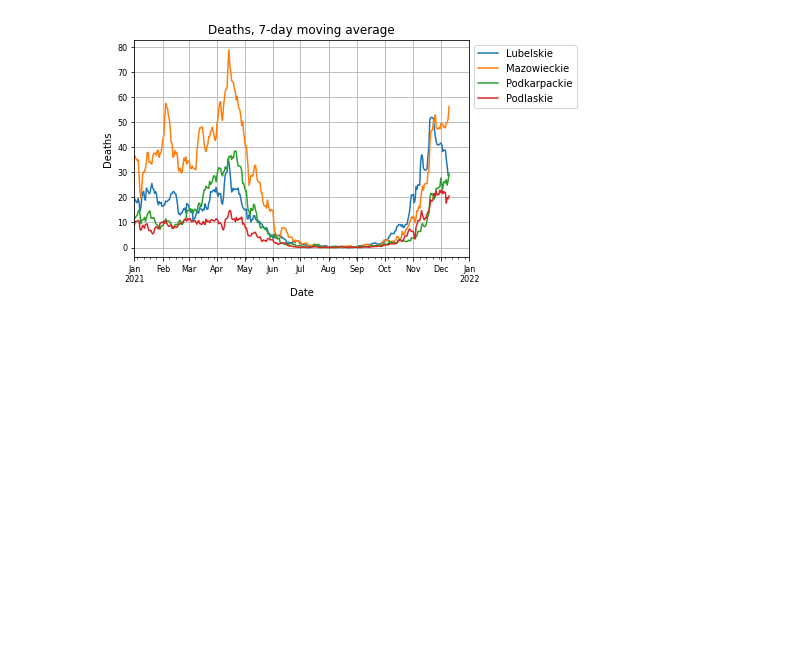
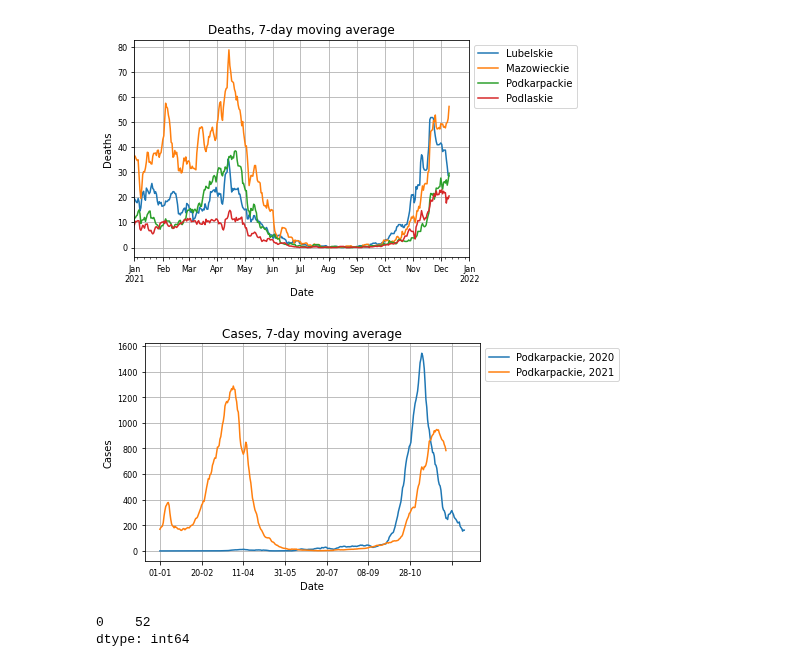
Before and after one commit to anuszka/govpl, a Jupyter notebook: Rogalski/Rogalski01.ipynb, the cells around one changed output. Cells and saved outputs as stored; diff of their text form; code cells hidden in the pictures; blank space fills up the shorter version.

Commit message:
Plot per year: day/week (unsatisfying)

```diff
--- a/Rogalski/Rogalski01.ipynb
+++ b/Rogalski/Rogalski01.ipynb
@@ -127,0 +128,39 @@ dfc.columns.name
+# %%
+voivodships = ['Podkarpackie']
+dfq=dfc.T[voivodships].rolling(7).mean()
+
+
+dfq2020 =dfq[dfq.index <  pd.to_datetime(datetime.date(2021,1,1))].copy(deep = True)
+dfq2021 = dfq[dfq.index >=  pd.to_datetime(datetime.date(2021,1,1))].copy(deep=True)
+# dfq2020.loc[pd.to_datetime('2020-01-01')] = 0.0
+
+start_date = pd.to_datetime('2020.01.01')
+end_date = pd.to_datetime('2020.03.10')
+for day in pd.date_range(start_date, end_date):
+     dfq2020.loc[day] = 0.0
+dfq2020 = dfq2020.sort_index()
+dfq2020.index = dfq2020.index.strftime('%d-%m')
+dfq2021.index = dfq2021.index.strftime('%d-%m')
+
+legendlabels_2020 = [voi + ', 2020' for voi in voivodships]
+legendlabels_2021 = [voi + ', 2021' for voi in voivodships]
+legendlabels = legendlabels_2020 + legendlabels_2021
+
+plotopts = dict_of(
+    plotdfs=[dfq2020, dfq2021],
+    xlabel = 'Date',
+    ylabel = 'Cases',
+    title = f'Cases, 7-day moving average',
+    fontsize = 8,
+    legendlabels = legendlabels
+    )
+
+plot(**plotopts);
+# %% [output]
+[figure, added]
+# %%
+ts = pd.Series(pd.to_datetime(['2013-02-21 10:12:14.3']))
+ts.dt.dayofyear
+# %% [output]
+0    52
+dtype: int64
```
Also changed, not shown: parts of 8 cells of this notebook, 1 other file.
